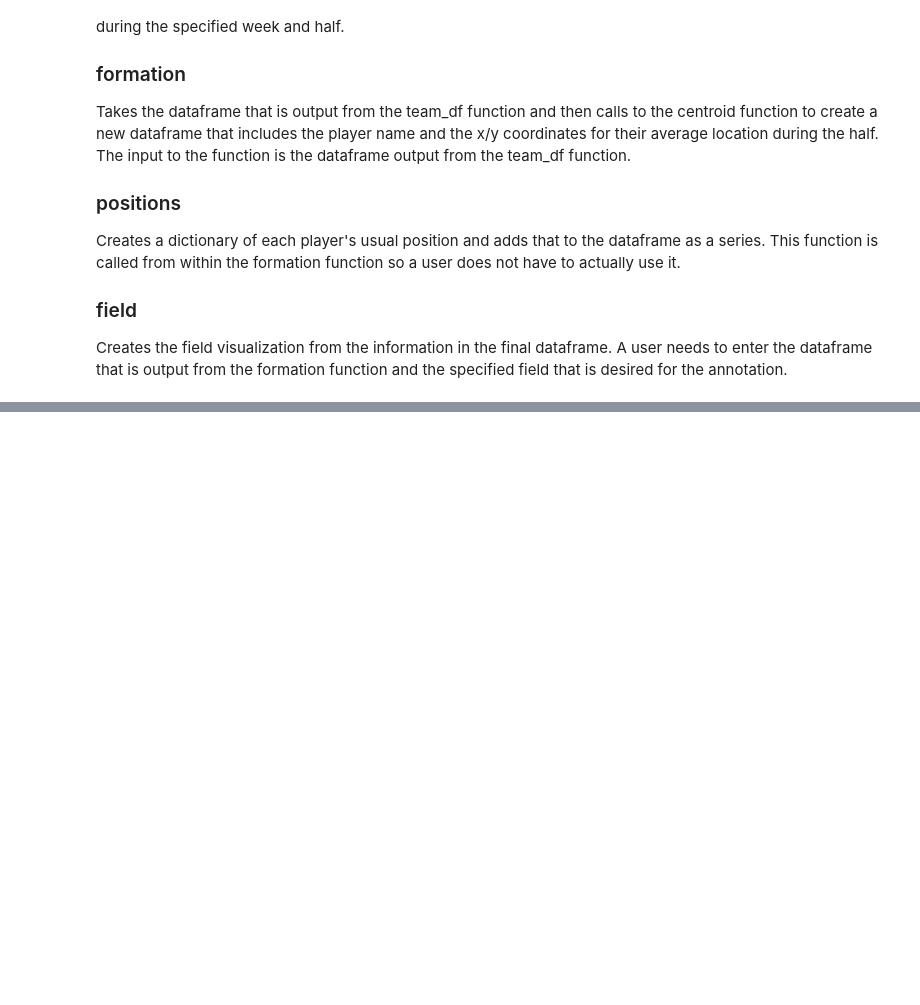
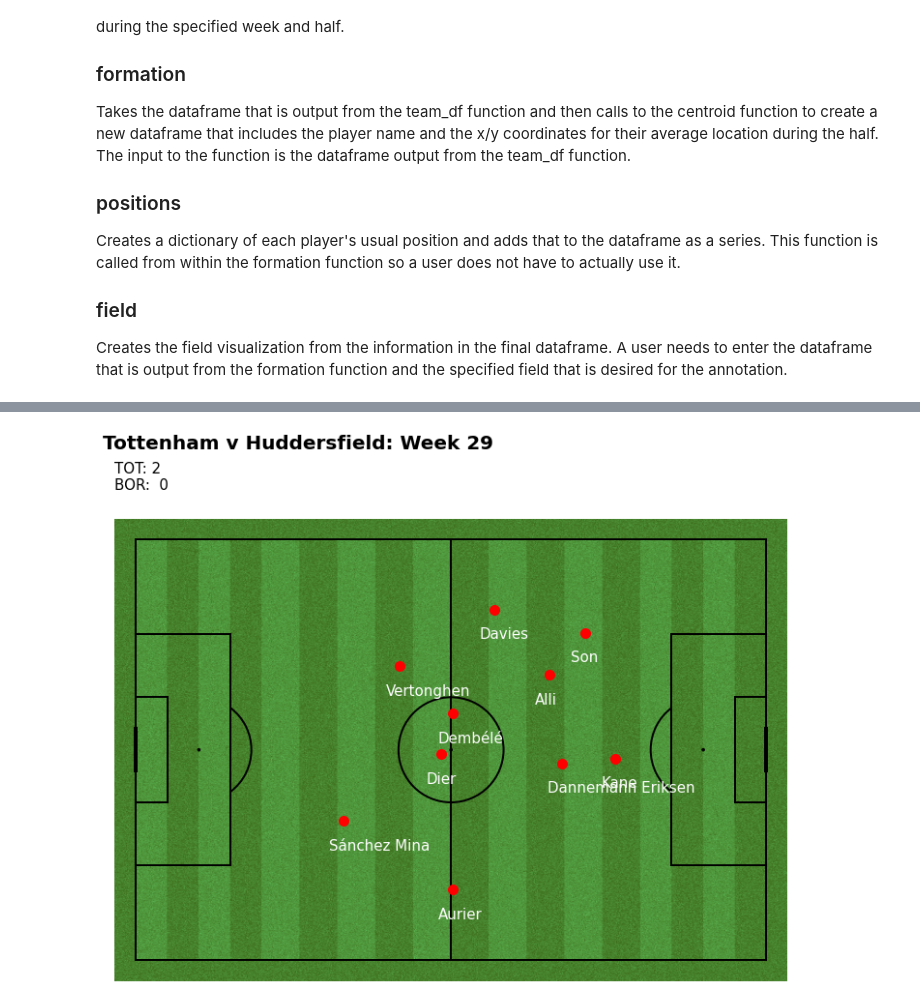
Before and after one commit to estieve/soccer_analysis, a Jupyter notebook: Visualization_simplified.ipynb, the cells around one changed output, grey strips where cells are left out. Cells and saved outputs as stored; diff of their text form; code cells hidden in the pictures; blank space fills up the shorter version.

```diff
--- a/Visualization_simplified.ipynb
+++ b/Visualization_simplified.ipynb
@@ -181,0 +137,4 @@ Retrieved from: https://www.google.com/search?q=everton+tottenham+9+September+20
+# %%
+tott2 = team_df('Tottenham Hotspur', 29, '1H')
+# %%
+tott2_tact = formation(tott2)
@@ -181,0 +155,4 @@ Retrieved from: https://www.google.com/search?q=everton+tottenham+9+September+20
+# %%
+field(tott2_tact,'Tottenham v Huddersfield: Week 29','\nTOT: 2\nBOR:  0',tott2_tact.name)
+# %% [output]
+[figure, added]
```
Also changed, not shown: parts of 28 cells of this notebook.
